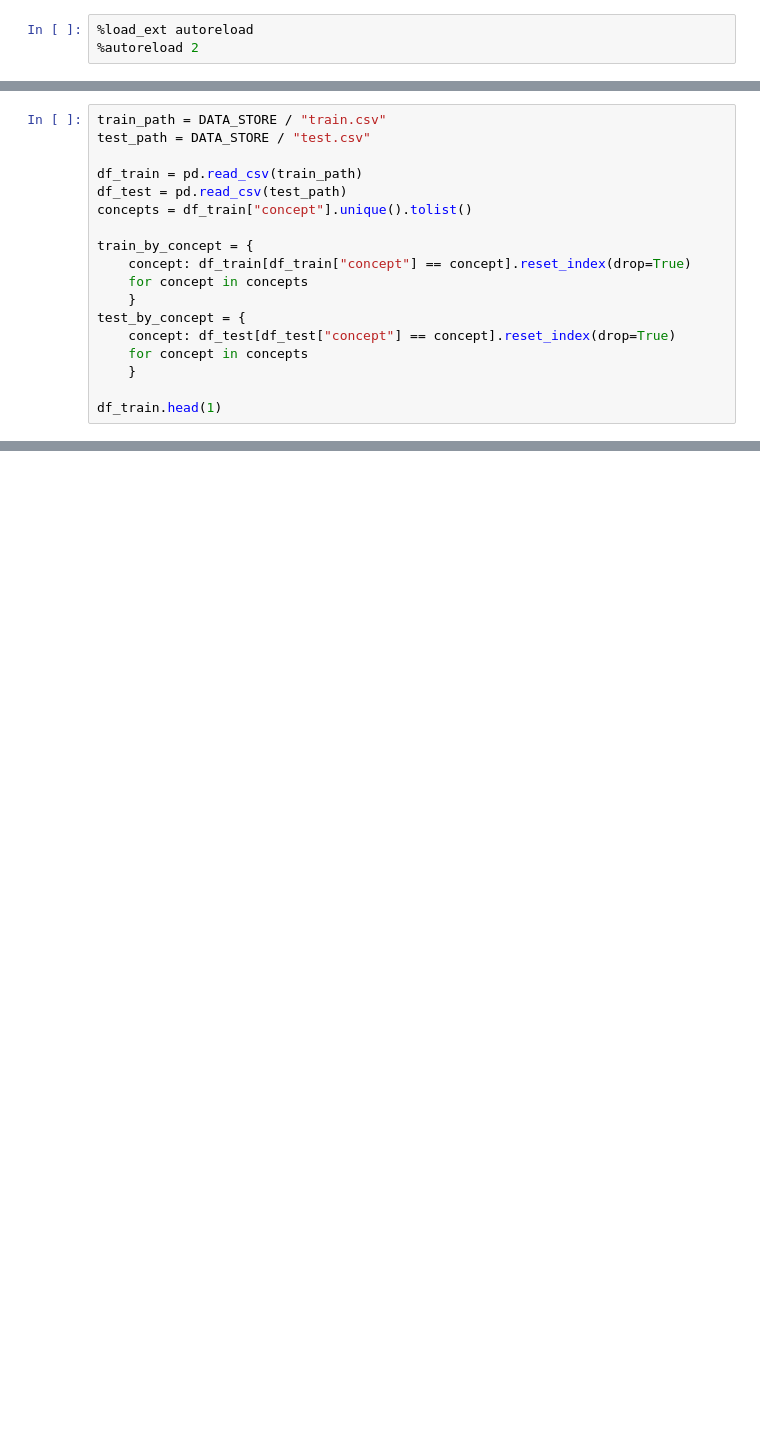
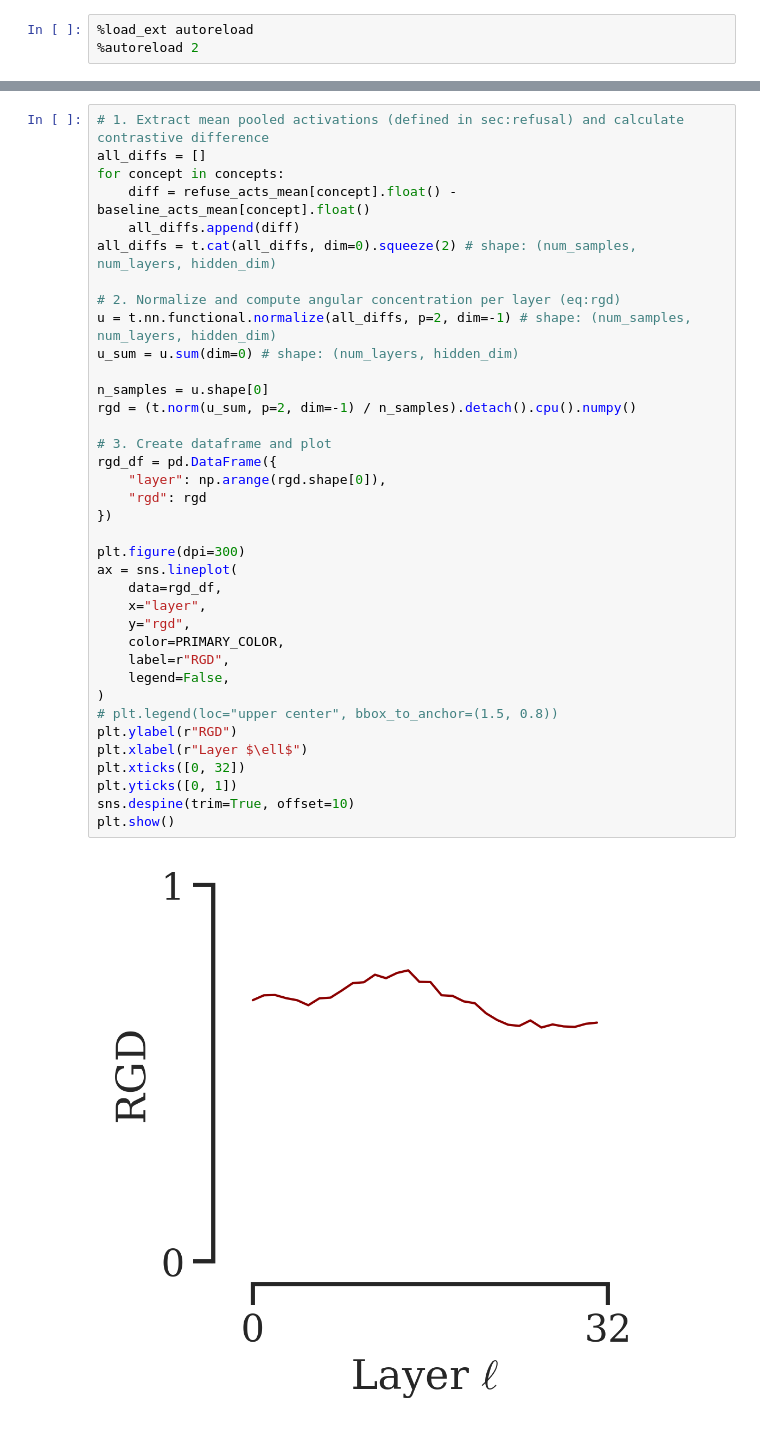
Before and after one commit to rgs2151/forget, a Jupyter notebook: notebooks_refuse/llama3.ipynb, the cells around one changed output, grey strips where cells are left out. Saved outputs shown, nothing was run; the diff lists cells and outputs as text; blank space fills up the shorter version.

```diff
--- a/notebooks_refuse/llama3.ipynb
+++ b/notebooks_refuse/llama3.ipynb
@@ -142,19 +279 @@ def idk_answer(_):
-# %%
-train_path = DATA_STORE / "train.csv"
-test_path = DATA_STORE / "test.csv"
-
-df_train = pd.read_csv(train_path)
-df_test = pd.read_csv(test_path)
-concepts = df_train["concept"].unique().tolist()
-
-train_by_concept = {
-    concept: df_train[df_train["concept"] == concept].reset_index(drop=True)
-    for concept in concepts
-    }
-test_by_concept = {
-    concept: df_test[df_test["concept"] == concept].reset_index(drop=True)
-    for concept in concepts
-    }
-
-df_train.head(1)
 # %%
@@ -252,0 +530,39 @@ plot_forget_vector_similarity(v_forget_per, concepts)
+# %%
+# 1. Extract mean pooled activations (defined in sec:refusal) and calculate contrastive difference
+all_diffs = []
+for concept in concepts:
+    diff = refuse_acts_mean[concept].float() - baseline_acts_mean[concept].float()
+    all_diffs.append(diff)
+all_diffs = t.cat(all_diffs, dim=0).squeeze(2) # shape: (num_samples, num_layers, hidden_dim)
+
+# 2. Normalize and compute angular concentration per layer (eq:rgd)
+u = t.nn.functional.normalize(all_diffs, p=2, dim=-1) # shape: (num_samples, num_layers, hidden_dim)
+u_sum = u.sum(dim=0) # shape: (num_layers, hidden_dim)
+
+n_samples = u.shape[0]
+rgd = (t.norm(u_sum, p=2, dim=-1) / n_samples).detach().cpu().numpy()
+
+# 3. Create dataframe and plot
+rgd_df = pd.DataFrame({
+    "layer": np.arange(rgd.shape[0]),
+    "rgd": rgd
+})
+
+plt.figure(dpi=300)
+ax = sns.lineplot(
+    data=rgd_df,
+    x="layer",
+    y="rgd",
+    color=PRIMARY_COLOR,
+    label=r"RGD",
+    legend=False,
+)
+# plt.legend(loc="upper center", bbox_to_anchor=(1.5, 0.8))
+plt.ylabel(r"RGD")
+plt.xlabel(r"Layer $\ell$")
+plt.xticks([0, 32])
+plt.yticks([0, 1])
+sns.despine(trim=True, offset=10)
+plt.show()
+# %% [output]
+[figure, added]
```
Also changed, not shown: parts of 48 cells of this notebook, 17 other files.
